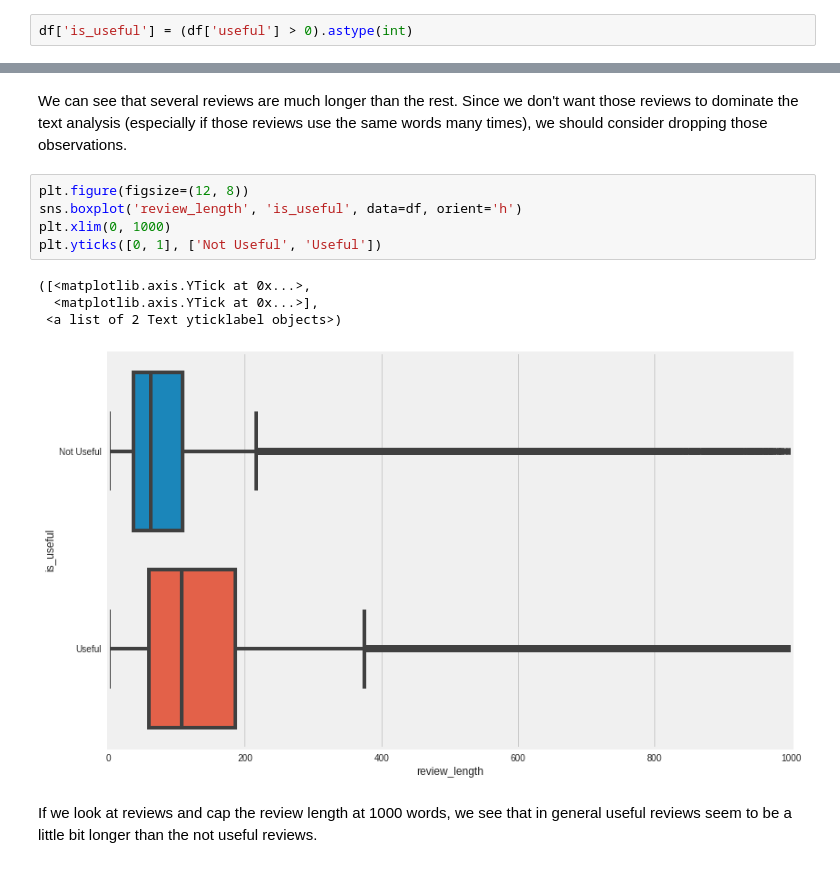
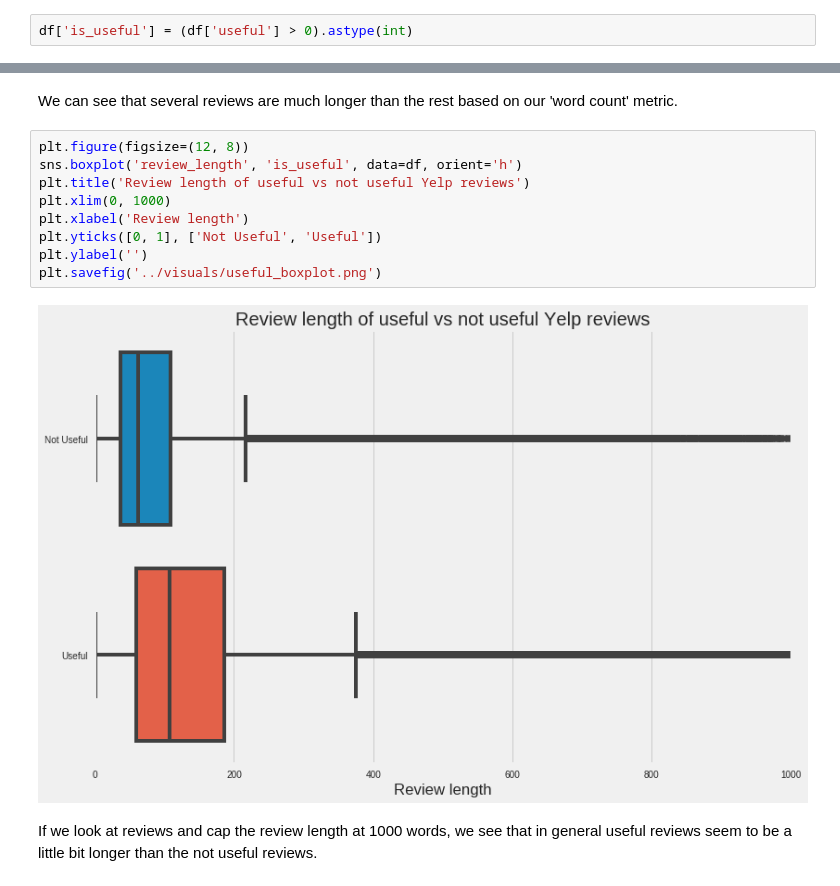
Before and after one commit to gd32/yelp_topic_modeling, a Jupyter notebook: notebooks/01_EDA_Reviews.ipynb, the cells around one changed output, grey strips where cells are left out. Saved outputs shown, nothing was run; the diff lists cells and outputs as text.

```diff
--- a/notebooks/01_EDA_Reviews.ipynb
+++ b/notebooks/01_EDA_Reviews.ipynb
@@ -194,15 +201,16 @@ sns.boxplot('review_length', 'is_useful', data=df, orient='h')
-# %% [markdown]
-We can see that several reviews are much longer than the rest. Since we don't want those reviews to dominate the text analysis (especially if those reviews use the same words many times), we should consider dropping those observations.
+# %% [markdown]
+We can see that several reviews are much longer than the rest based on our 'word count' metric.
 # %%
 plt.figure(figsize=(12, 8))
 sns.boxplot('review_length', 'is_useful', data=df, orient='h')
+plt.title('Review length of useful vs not useful Yelp reviews')
 plt.xlim(0, 1000)
+plt.xlabel('Review length')
 plt.yticks([0, 1], ['Not Useful', 'Useful'])
+plt.ylabel('')
+plt.savefig('../visuals/useful_boxplot.png')
 # %% [output]
-([<matplotlib.axis.YTick at 0x...>,
-  <matplotlib.axis.YTick at 0x...>],
- <a list of 2 Text yticklabel objects>)
-[figure, old version]
+[figure, new version]
 # %% [markdown]
 If we look at reviews and cap the review length at 1000 words, we see that in general useful reviews seem to be a little bit longer than the not useful reviews.
 # %% [markdown]
```
Also changed, not shown: parts of 17 cells of this notebook, 9 other files.
